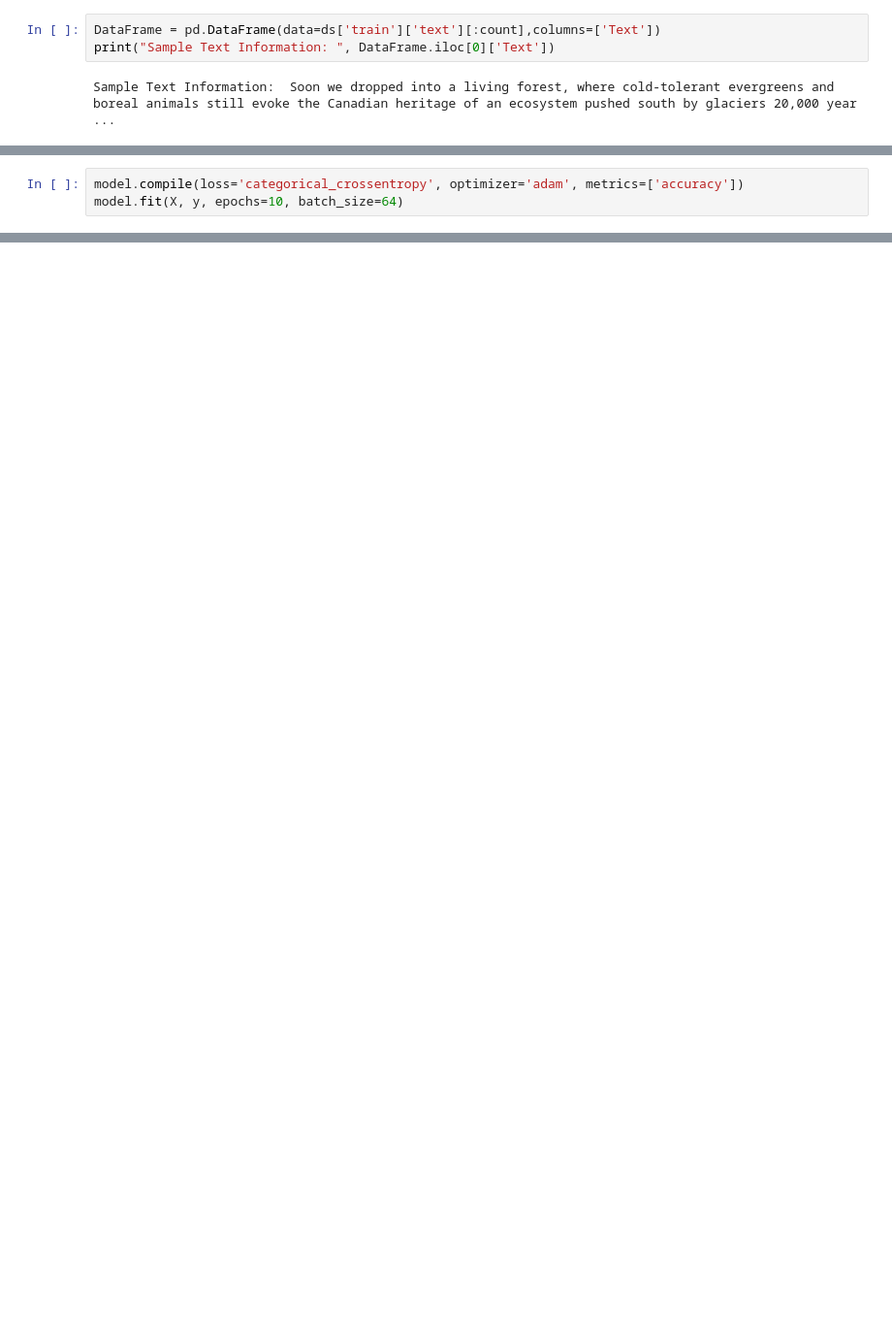
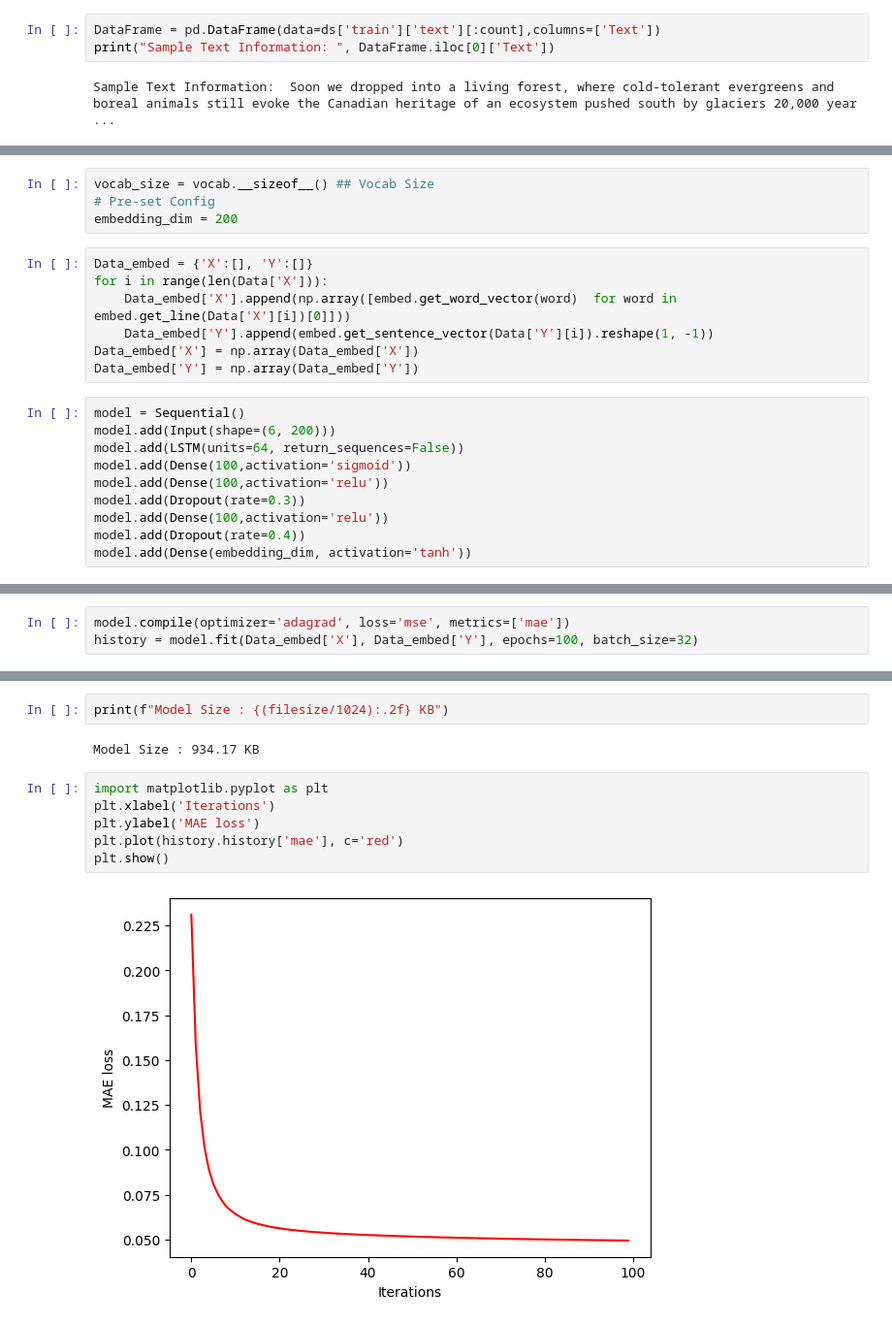
Before and after one commit to vrs-darkness/Secure-Keyboard, a Jupyter notebook: nxtword/code.ipynb, the cells around one changed output, grey strips where cells are left out. Shown: that part at 97% size. Cells and saved outputs as stored; diff of their text form; blank space fills up the shorter version.

```diff
--- a/nxtword/code.ipynb
+++ b/nxtword/code.ipynb
@@ -58,0 +37,21 @@ model.add(Dense(vocab_size, activation='softmax'))
+# %%
+vocab_size = vocab.__sizeof__() ## Vocab Size
+# Pre-set Config
+embedding_dim = 200
+# %%
+Data_embed = {'X':[], 'Y':[]}
+for i in range(len(Data['X'])):
+    Data_embed['X'].append(np.array([embed.get_word_vector(word)  for word in embed.get_line(Data['X'][i])[0]]))
+    Data_embed['Y'].append(embed.get_sentence_vector(Data['Y'][i]).reshape(1, -1))
+Data_embed['X'] = np.array(Data_embed['X'])
+Data_embed['Y'] = np.array(Data_embed['Y'])
+# %%
+model = Sequential()
+model.add(Input(shape=(6, 200)))
+model.add(LSTM(units=64, return_sequences=False))
+model.add(Dense(100,activation='sigmoid'))
+model.add(Dense(100,activation='relu'))
+model.add(Dropout(rate=0.3))
+model.add(Dense(100,activation='relu'))
+model.add(Dropout(rate=0.4))
+model.add(Dense(embedding_dim, activation='tanh'))
@@ -59,3 +82,3 @@ model.add(Dense(vocab_size, activation='softmax'))
 # %%
-model.compile(loss='categorical_crossentropy', optimizer='adam', metrics=['accuracy'])
-model.fit(X, y, epochs=10, batch_size=64)
+model.compile(optimizer='adagrad', loss='mse', metrics=['mae'])
+history = model.fit(Data_embed['X'], Data_embed['Y'], epochs=100, batch_size=32)
@@ -61,0 +106,12 @@ model.fit(X, y, epochs=10, batch_size=64)
+# %%
+print(f"Model Size : {(filesize/1024):.2f} KB")
+# %% [output]
+Model Size : 934.17 KB
+# %%
+import matplotlib.pyplot as plt
+plt.xlabel('Iterations')
+plt.ylabel('MAE loss')
+plt.plot(history.history['mae'], c='red')
+plt.show()
+# %% [output]
+[figure, added]
```
Also changed, not shown: parts of 9 cells of this notebook, 1 other file.
